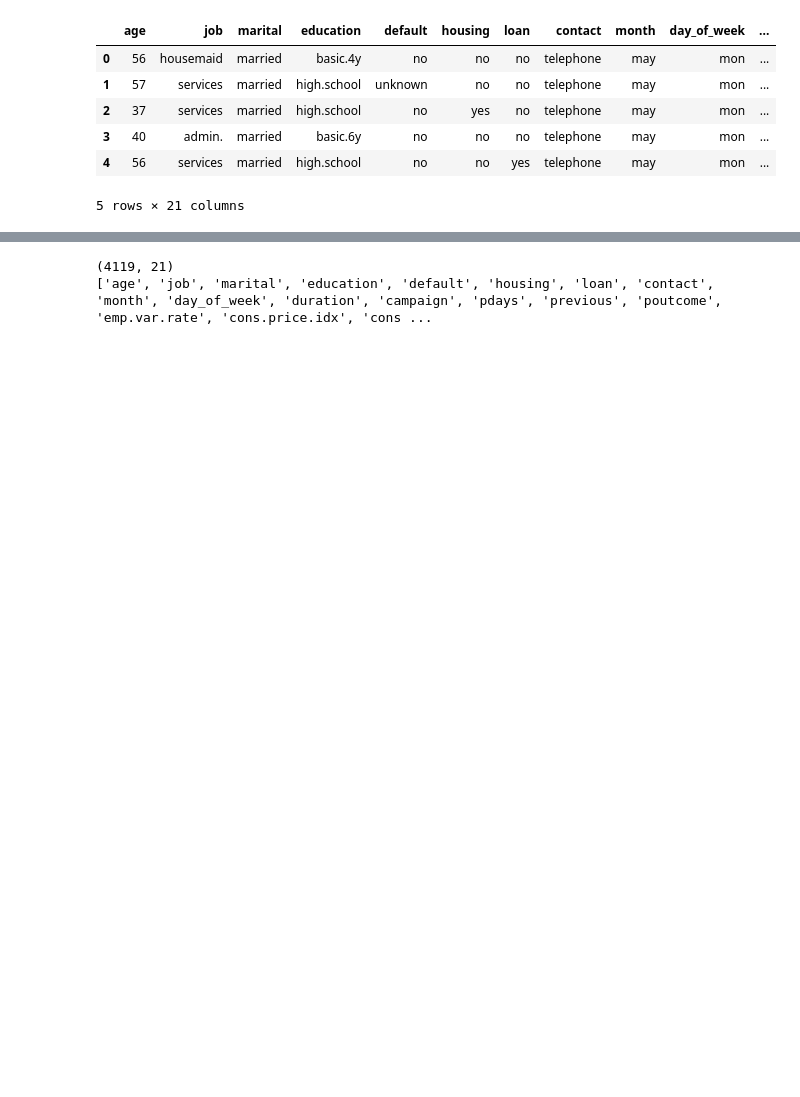
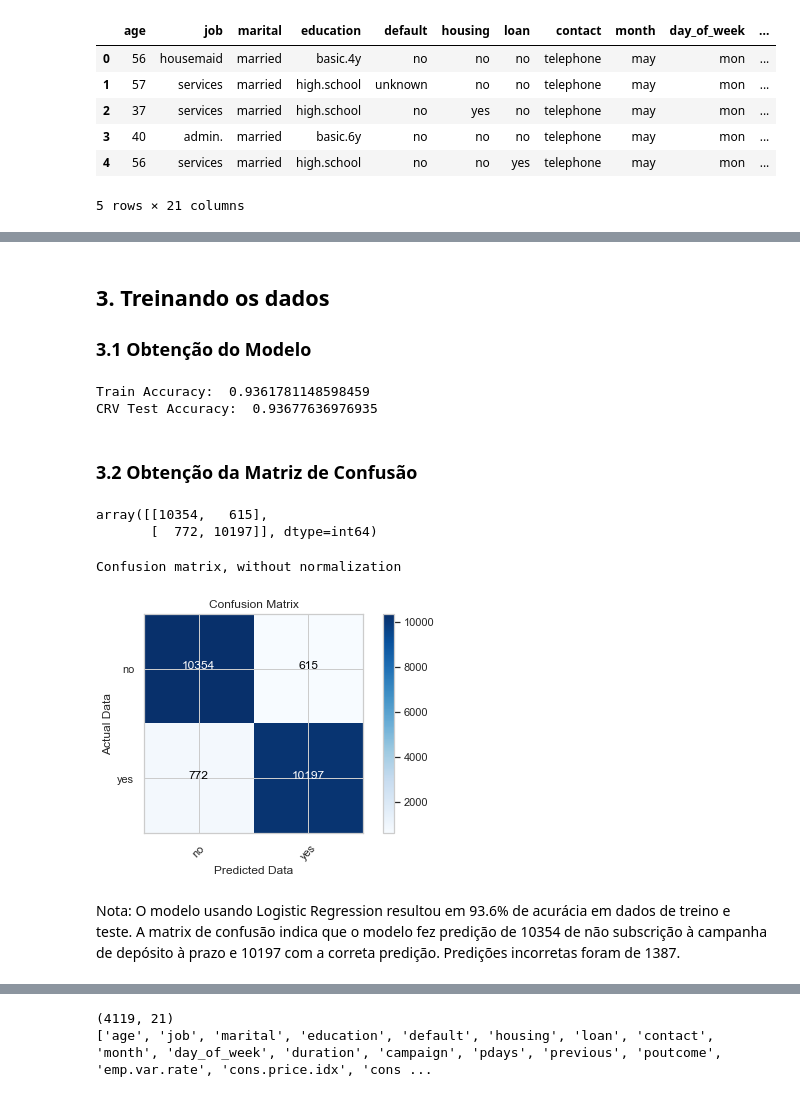
Before and after one commit to edbkei/MO416PROJ3, a Jupyter notebook: Projeto3/Project3.ipynb, the cells around one changed output, grey strips where cells are left out. Saved outputs shown, nothing was run; the diff lists cells and outputs as text; code cells hidden in the pictures; blank space fills up the shorter version.

```diff
--- a/Projeto3/Project3.ipynb
+++ b/Projeto3/Project3.ipynb
@@ -564,0 +330,67 @@ Read test data set (holdout)
+# %% [markdown]
+## 3. Treinando os dados
+
+### 3.1 Obtenção do Modelo
+# %%
+from sklearn.linear_model import LogisticRegression
+clf = LogisticRegression()
+clf.fit(X_training,os_data_y)
+print('Train Accuracy: ',clf.score(X_training,os_data_y))
+print("CRV Test Accuracy: ", clf.score(X_testing, os_test_y))
+# %% [output]
+Train Accuracy:  0.9361781148598459
+CRV Test Accuracy:  0.93677636976935
+# %% [markdown]
+### 3.2 Obtenção da Matriz de Confusão
+# %%
+def plot_confusion_matrix(cm, classes,
+                          normalize=False,
+                          title='Confusion matrix',
+                          cmap=plt.cm.Blues):
+
+    if normalize:
+        cm = cm.astype('float') / cm.sum(axis=1)[:, np.newaxis]
+        print("Normalized confusion matrix")
+    else:
+        print('Confusion matrix, without normalization')
+    #plt.figure(figsize=(10,10))
+    plt.imshow(cm, interpolation='nearest', cmap=cmap)
+    plt.title(title)
+    plt.colorbar()
+    tick_marks = np.arange(len(classes))
+    plt.xticks(tick_marks, classes, rotation=45)
+    plt.yticks(tick_marks, classes)
+
+    fmt = '.2f' if normalize else 'd'
+    thresh = cm.max() / 2.
+
+    for i in range(0, cm.shape[0]):
+        for j in range(0, cm.shape[1]):
+            if(cm[i, j]>2000):
+                plt.text(j, i, format(cm[i, j], fmt),
+                         horizontalalignment="center", color="white")
+                         #color="black" if cm[i, j] > thresh else "black")
+            else:
+                plt.text(j, i, format(cm[i, j], fmt),
+                         horizontalalignment="center", color="black")
+                         #color="black" if cm[i, j] > thresh else "black")
+
+    plt.tight_layout()
+    plt.ylabel('Actual Data')
+    plt.xlabel('Predicted Data')
+# %%
+y_pred = clf.predict(X_testing)
+from sklearn.metrics import confusion_matrix
+cm = confusion_matrix(os_test_y,y_pred)
+cm
+# %% [output]
+array([[10354,   615],
+       [  772, 10197]], dtype=int64)
+# %%
+classes = ['no', 'yes']
+plot_confusion_matrix(cm,classes=classes, normalize=False,title='Confusion Matrix')
+# %% [output]
+Confusion matrix, without normalization
+[figure, added]
+# %% [markdown]
+Nota: O modelo usando Logistic Regression resultou em 93.6% de acurácia em dados de treino e teste. A matrix de confusão indica que o modelo fez predição de 10354 de não subscrição à campanha de depósito à prazo e 10197 com a correta predição. Predições incorretas foram de 1387.
```
Also changed, not shown: parts of 157 cells of this notebook.
